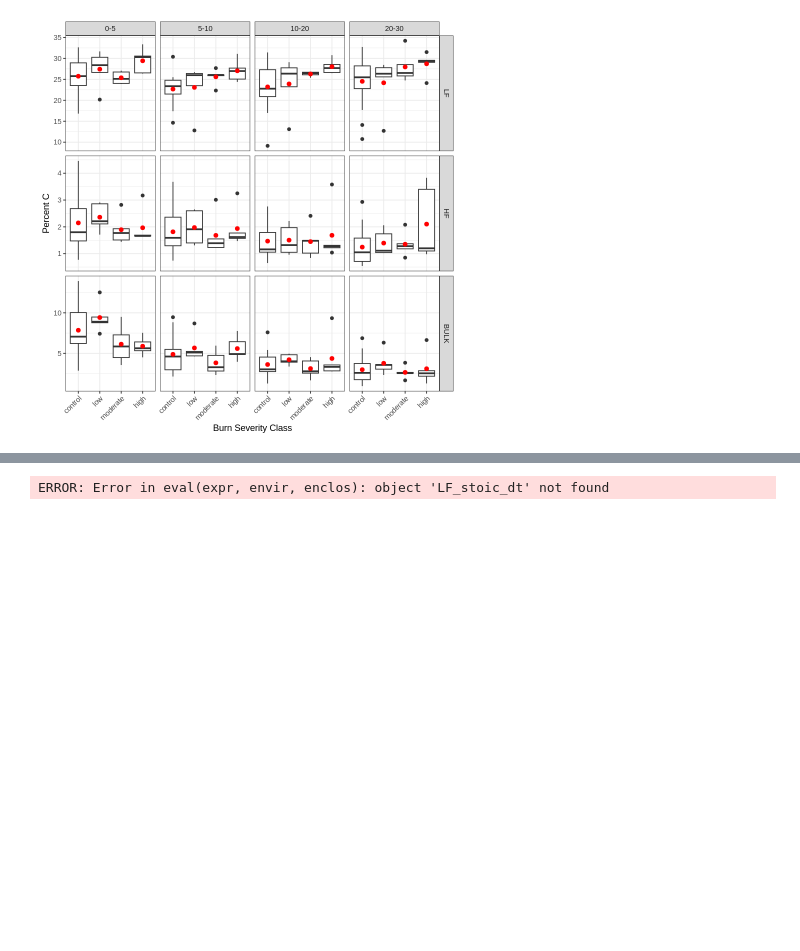
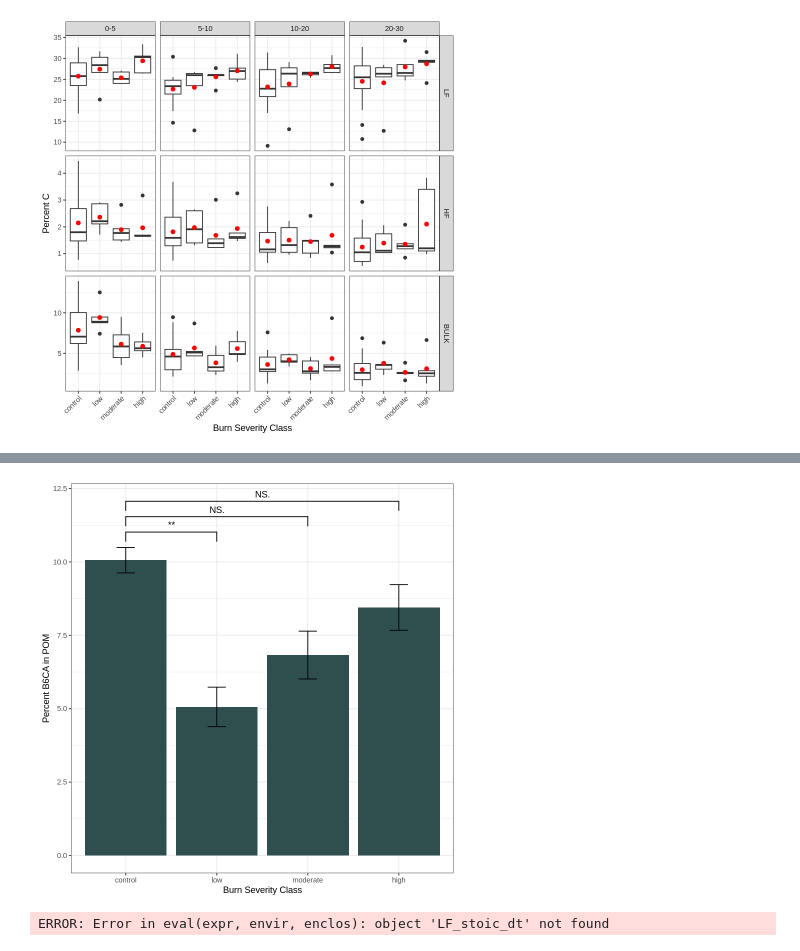
Before and after one commit to hayleypc/BPCA_HFF, a Jupyter notebook: BPCA_analysis_plotting.ipynb, the cells around one changed output, grey strips where cells are left out. Drawn from its saved outputs; the diff is of its cells as text; code cells hidden in the pictures; blank space fills up the shorter version.

```diff
--- a/BPCA_analysis_plotting.ipynb
+++ b/BPCA_analysis_plotting.ipynb
@@ -495,0 +517,25 @@ Warning message:
+# %%
+means_data <- analysis_full_bpca_exp_dt[, .(
+  CONC_MEAN = mean(CONC_MEAN, na.rm = TRUE) * 100,
+  SE = sd(CONC_MEAN, na.rm = TRUE) / sqrt(.N) * 100
+), by = .(BURN_SEVERITY)]
+
+ggplot(means_data, aes(x = BURN_SEVERITY, y = CONC_MEAN)) +
+  geom_bar(stat = "identity", fill = "darkslategray") +
+  geom_errorbar(
+    aes(ymin = CONC_MEAN - SE, ymax = CONC_MEAN + SE),
+    width = 0.2,
+    position = position_dodge(0.9)
+  ) +
+  ylab('Percent B6CA in POM') +
+  xlab('Burn Severity Class') +
+  theme_bw() +
+ geom_signif(data=analysis_full_bpca_exp_dt,aes(),comparisons = list(c(1,2),c(1,3),c(1,4)),
+            map_signif_level=TRUE,step_increase=.05)
+  #  geom_signif(
+  #   comparisons = list(c("control", "low"), c("moderate", "high")),
+  #   map_signif_level = TRUE,
+  #   step_increase = 0.05,
+  #   textsize = 4
+  # )
+# %% [output]
@@ -496,3 +546,4 @@ Warning message:
+[figure, added]
 # %%
 
 
```
Also changed, not shown: parts of 17 cells of this notebook.
